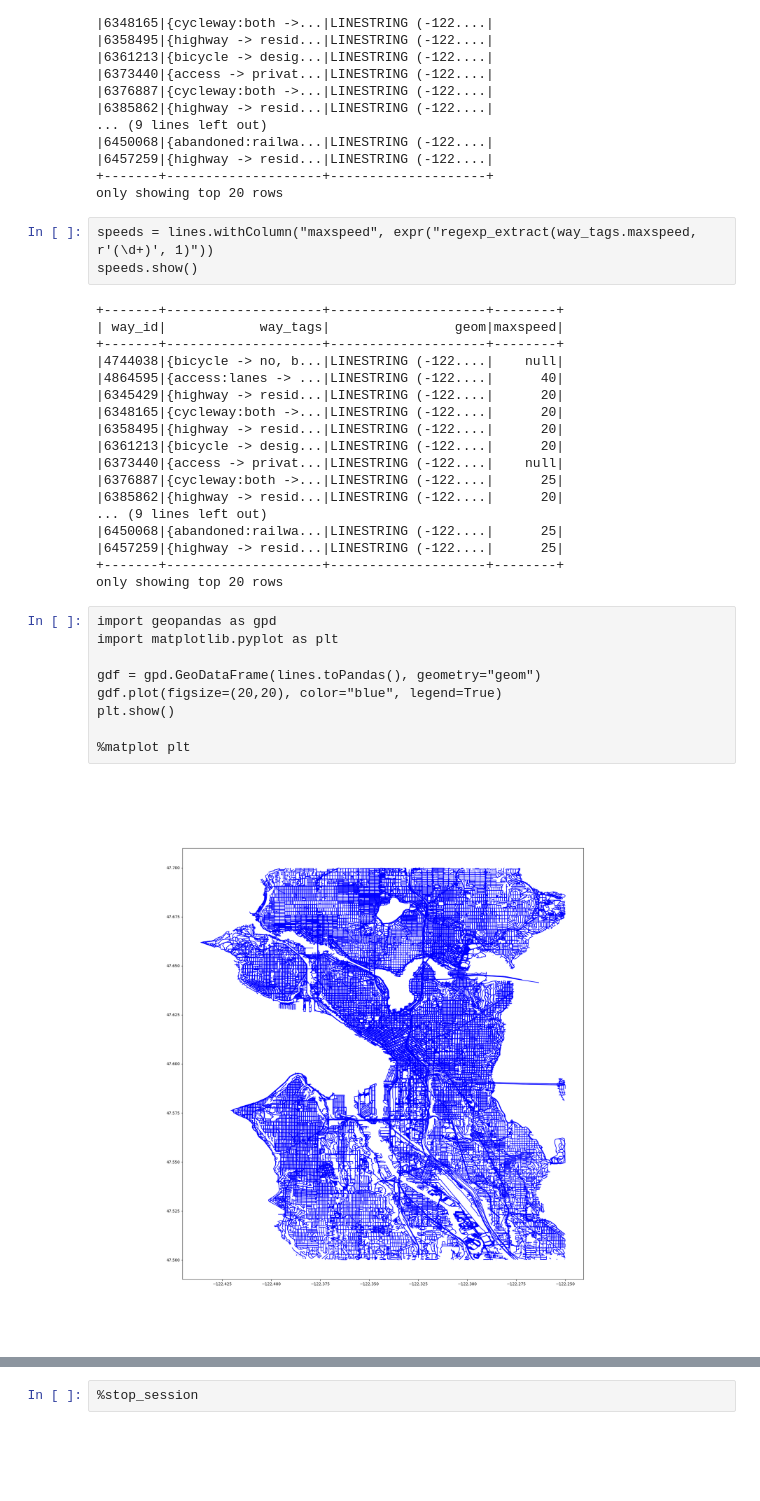
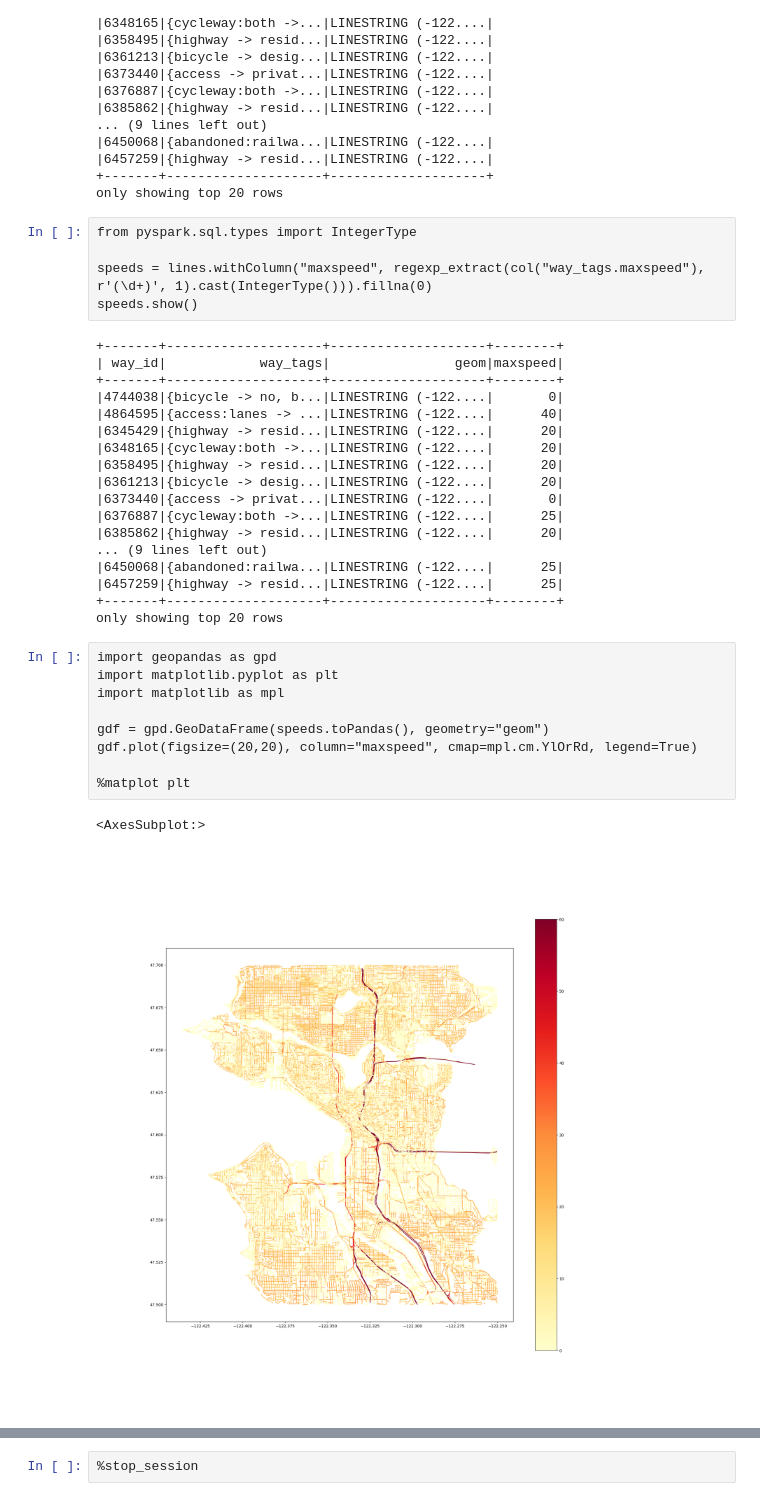
Before and after one commit to n0rb3rt/glue-sedona-osm, a Jupyter notebook: glue-sedona-osm.ipynb, the cells around one changed output, grey strips where cells are left out. Cells and saved outputs as stored; diff of their text form; blank space fills up the shorter version.

Commit message:
plot2

```diff
--- a/glue-sedona-osm.ipynb
+++ b/glue-sedona-osm.ipynb
@@ -164,19 +164,21 @@ lines.show()
 +-------+--------------------+--------------------+
 only showing top 20 rows
 # %%
-speeds = lines.withColumn("maxspeed", expr("regexp_extract(way_tags.maxspeed, r'(\d+)', 1)"))
+from pyspark.sql.types import IntegerType
+
+speeds = lines.withColumn("maxspeed", regexp_extract(col("way_tags.maxspeed"), r'(\d+)', 1).cast(IntegerType())).fillna(0)
 speeds.show()
 # %% [output]
 +-------+--------------------+--------------------+--------+
 | way_id|            way_tags|                geom|maxspeed|
 +-------+--------------------+--------------------+--------+
-|4744038|{bicycle -> no, b...|LINESTRING (-122....|    null|
+|4744038|{bicycle -> no, b...|LINESTRING (-122....|       0|
 |4864595|{access:lanes -> ...|LINESTRING (-122....|      40|
 |6345429|{highway -> resid...|LINESTRING (-122....|      20|
 |6348165|{cycleway:both ->...|LINESTRING (-122....|      20|
 |6358495|{highway -> resid...|LINESTRING (-122....|      20|
 |6361213|{bicycle -> desig...|LINESTRING (-122....|      20|
-|6373440|{access -> privat...|LINESTRING (-122....|    null|
+|6373440|{access -> privat...|LINESTRING (-122....|       0|
 |6376887|{cycleway:both ->...|LINESTRING (-122....|      25|
 |6385862|{highway -> resid...|LINESTRING (-122....|      20|
 ... (9 lines left out)
@@ -187,11 +189,12 @@ only showing top 20 rows
 # %%
 import geopandas as gpd
 import matplotlib.pyplot as plt
+import matplotlib as mpl
 
-gdf = gpd.GeoDataFrame(lines.toPandas(), geometry="geom")
-gdf.plot(figsize=(20,20), color="blue", legend=True)
-plt.show()
+gdf = gpd.GeoDataFrame(speeds.toPandas(), geometry="geom")
+gdf.plot(figsize=(20,20), column="maxspeed", cmap=mpl.cm.YlOrRd, legend=True)
 
 %matplot plt
 # %% [output]
+<AxesSubplot:>
-[figure, old version]
+[figure, new version]
```
Also changed, not shown: parts of 3 cells of this notebook.
